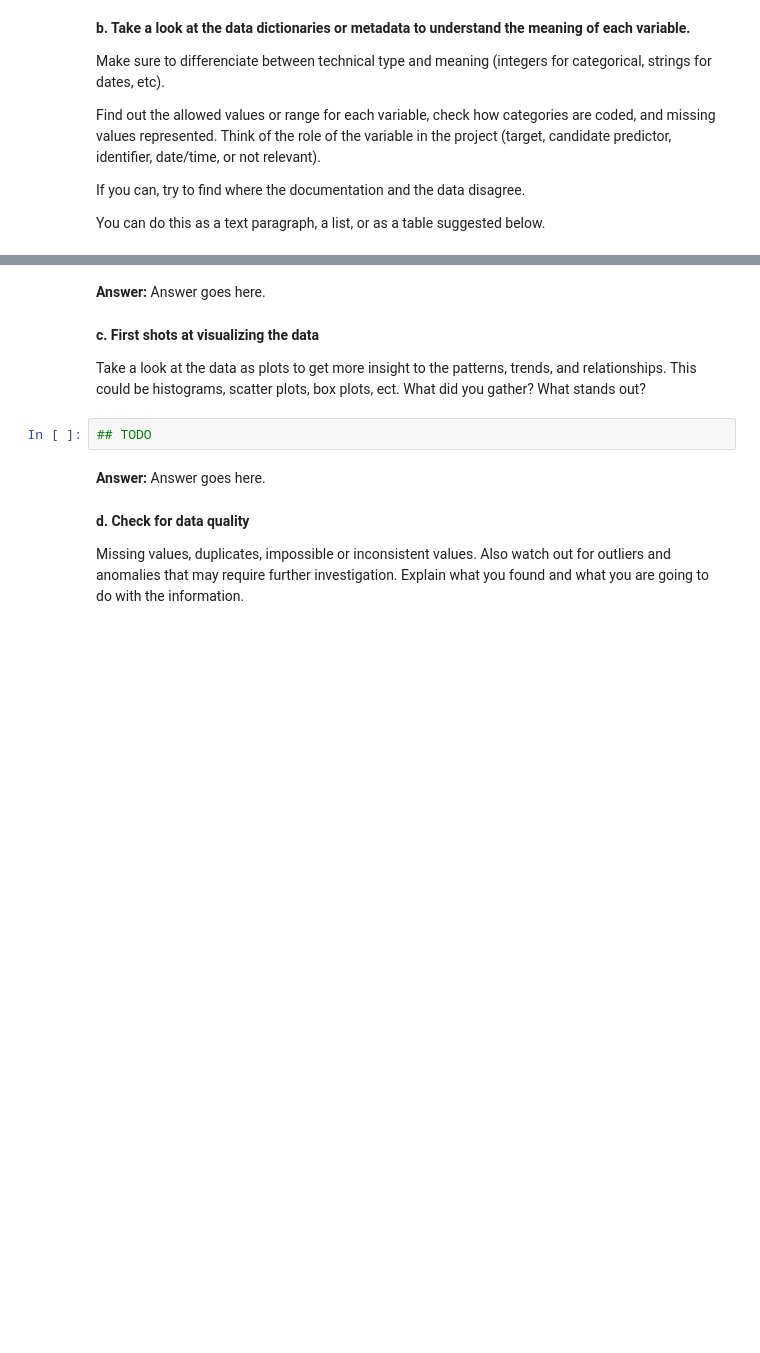
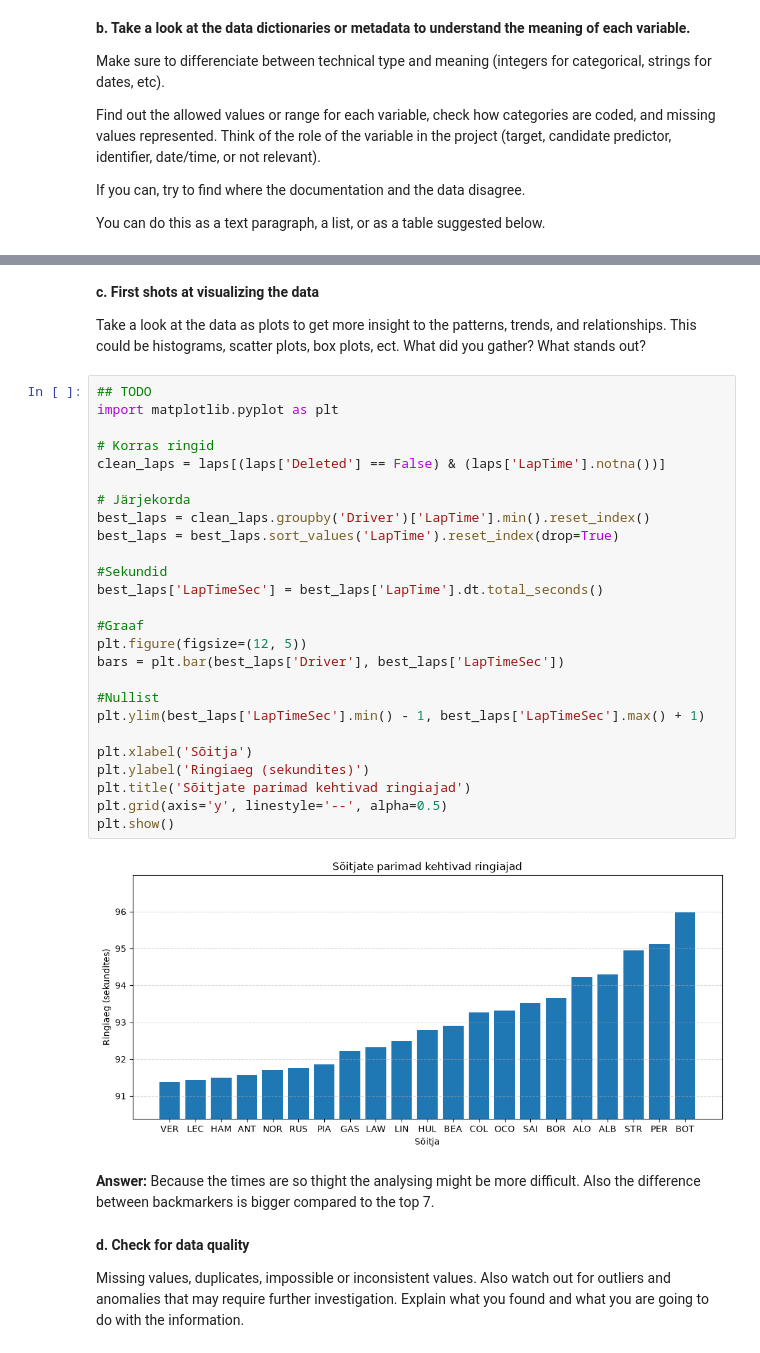
Before and after one commit to KJRahula/F1_Singapore_Analysis, a Jupyter notebook: Notebooks for Homework/HM7/IDS2026_HW07/IDS2026_HW07.ipynb, the cells around one changed output, grey strips where cells are left out. Drawn from its saved outputs; the diff is of its cells as text; blank space fills up the shorter version.

```diff
--- a/Notebooks for Homework/HM7/IDS2026_HW07/IDS2026_HW07.ipynb
+++ b/Notebooks for Homework/HM7/IDS2026_HW07/IDS2026_HW07.ipynb
@@ -132,13 +303,37 @@ You can do this as a text paragraph, a list, or as a table suggested below.
-# %% [markdown]
-**Answer:** Answer goes here.
 # %% [markdown]
 **c. First shots at visualizing the data**
 
 Take a look at the data as plots to get more insight to the patterns, trends, and relationships. This could be histograms, scatter plots, box plots, ect. What did you gather? What stands out?
 # %%
 ## TODO
+import matplotlib.pyplot as plt
+
+# Korras ringid
+clean_laps = laps[(laps['Deleted'] == False) & (laps['LapTime'].notna())]
+
+# Järjekorda
+best_laps = clean_laps.groupby('Driver')['LapTime'].min().reset_index()
+best_laps = best_laps.sort_values('LapTime').reset_index(drop=True)
+
+#Sekundid
+best_laps['LapTimeSec'] = best_laps['LapTime'].dt.total_seconds()
+
+#Graaf
+plt.figure(figsize=(12, 5))
+bars = plt.bar(best_laps['Driver'], best_laps['LapTimeSec'])
+
+#Nullist
+plt.ylim(best_laps['LapTimeSec'].min() - 1, best_laps['LapTimeSec'].max() + 1)
+
+plt.xlabel('Sõitja')
+plt.ylabel('Ringiaeg (sekundites)')
+plt.title('Sõitjate parimad kehtivad ringiajad')
+plt.grid(axis='y', linestyle='--', alpha=0.5)
+plt.show()
+# %% [output]
+[figure, added]
 # %% [markdown]
-**Answer:** Answer goes here.
+**Answer:** Because the times are so thight the analysing might be more difficult. Also the difference between backmarkers is bigger compared to the top 7.
 # %% [markdown]
 **d. Check for data quality**
 
```
Also changed, not shown: parts of 20 cells of this notebook, 3 other files.
